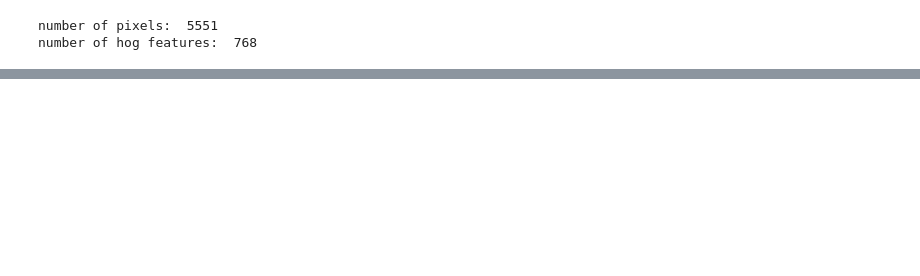
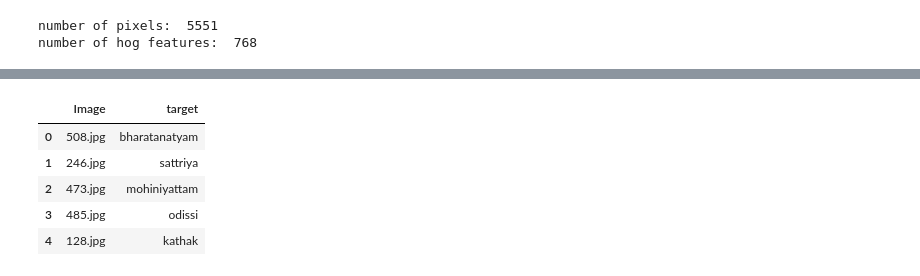
Before and after one commit to 12345k/dance-classification, a Jupyter notebook: training.ipynb, the cells around one changed output, grey strips where cells are left out. Drawn from its saved outputs; the diff is of its cells as text; code cells hidden in the pictures; blank space fills up the shorter version.

```diff
--- a/training.ipynb
+++ b/training.ipynb
@@ -175,0 +298,11 @@ TypeError: invalid cmd type (<class 'NoneType'>, expected string)
+# %%
+test_image = []
+test = pd.read_csv("./data/dataset/test.csv")
+for i in tqdm(range(test.shape[0])):
+    img = image.load_img('./data/dataset/test/'+test['Image'][i], target_size=(28,28,1), grayscale=True)
+    img = image.img_to_array(img)
+    img = img/255
+    test_image.append(img)
+test = np.array(test_image)
+# %%
+prediction = model.predict_classes(test)
@@ -175,0 +320,13 @@ TypeError: invalid cmd type (<class 'NoneType'>, expected string)
+# %%
+test_pre= [category_to_num[str(i)] for i in prediction]
+# %%
+sub = pd.read_csv("./data/dataset/test.csv")
+sub['target']=test_pre
+sub.head()
+# %% [output]
+|  | Image | target |
+| 0 | 508.jpg | bharatanatyam |
+| 1 | 246.jpg | sattriya |
+| 2 | 473.jpg | mohiniyattam |
+| 3 | 485.jpg | odissi |
+| 4 | 128.jpg | kathak |
```
Also changed, not shown: parts of 21 cells of this notebook, 2 other files.
